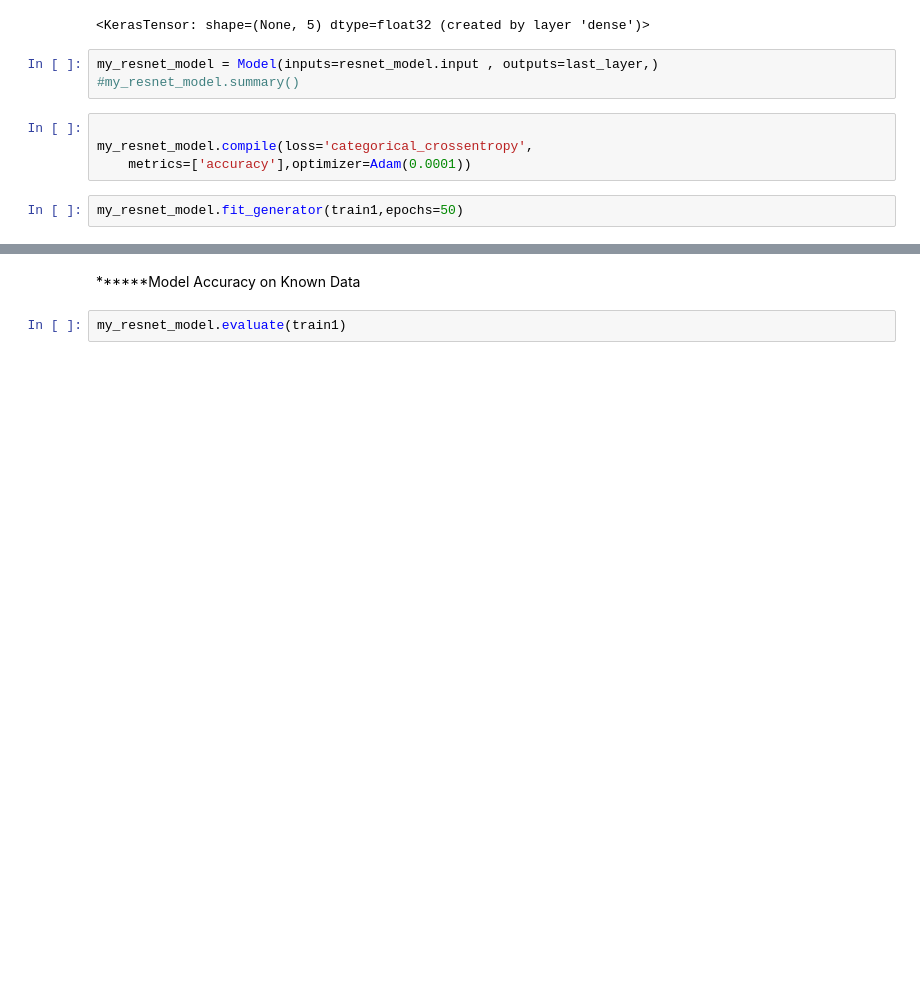
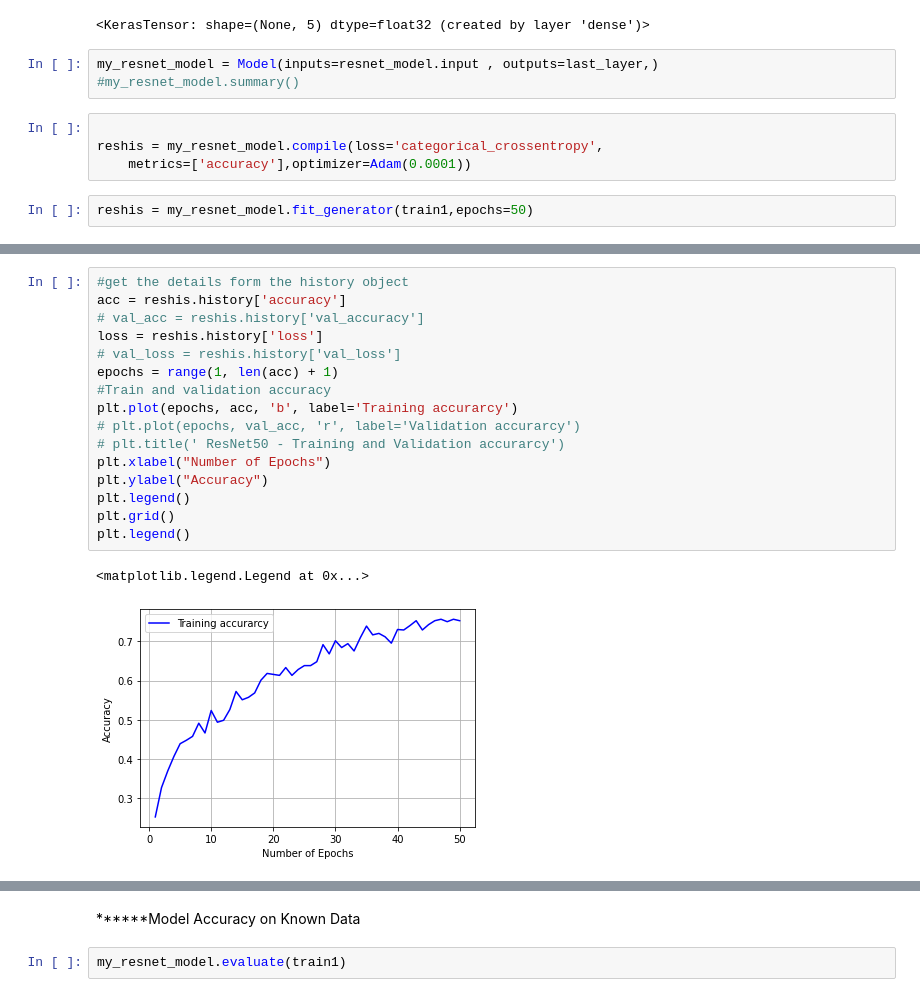
Before and after one commit to KalyanMohanty/Fruit_Classification, a Jupyter notebook: cnn_crop_prediction.ipynb, the cells around one changed output, grey strips where cells are left out. Cells and saved outputs as stored; diff of their text form; blank space fills up the shorter version.

```diff
--- a/cnn_crop_prediction.ipynb
+++ b/cnn_crop_prediction.ipynb
@@ -84,9 +82,9 @@ my_resnet_model = Model(inputs=resnet_model.input , outputs=last_layer,)
 #my_resnet_model.summary()
 # %%
 
-my_resnet_model.compile(loss='categorical_crossentropy',
+reshis = my_resnet_model.compile(loss='categorical_crossentropy',
     metrics=['accuracy'],optimizer=Adam(0.0001))
 # %%
-my_resnet_model.fit_generator(train1,epochs=50)
+reshis = my_resnet_model.fit_generator(train1,epochs=50)
 # %% [output]
 Epoch 1/50
@@ -109,0 +107,19 @@ Epoch 50/50
+# %%
+#get the details form the history object
+acc = reshis.history['accuracy']
+# val_acc = reshis.history['val_accuracy']
+loss = reshis.history['loss']
+# val_loss = reshis.history['val_loss']
+epochs = range(1, len(acc) + 1)
+#Train and validation accuracy
+plt.plot(epochs, acc, 'b', label='Training accurarcy')
+# plt.plot(epochs, val_acc, 'r', label='Validation accurarcy')
+# plt.title(' ResNet50 - Training and Validation accurarcy')
+plt.xlabel("Number of Epochs")
+plt.ylabel("Accuracy")
+plt.legend()
+plt.grid()
+plt.legend()
+# %% [output]
+<matplotlib.legend.Legend at 0x...>
+[figure, added]
```
Also changed, not shown: parts of 7 cells of this notebook.
